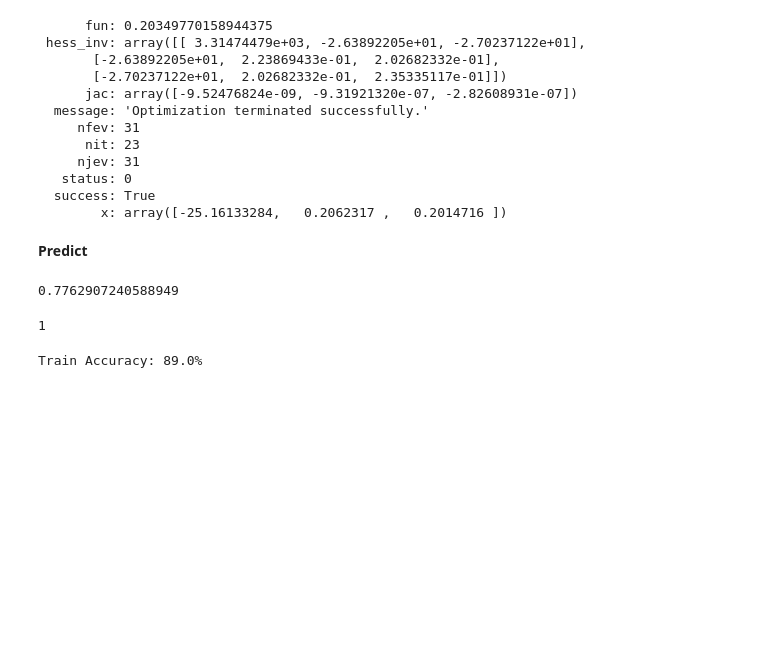
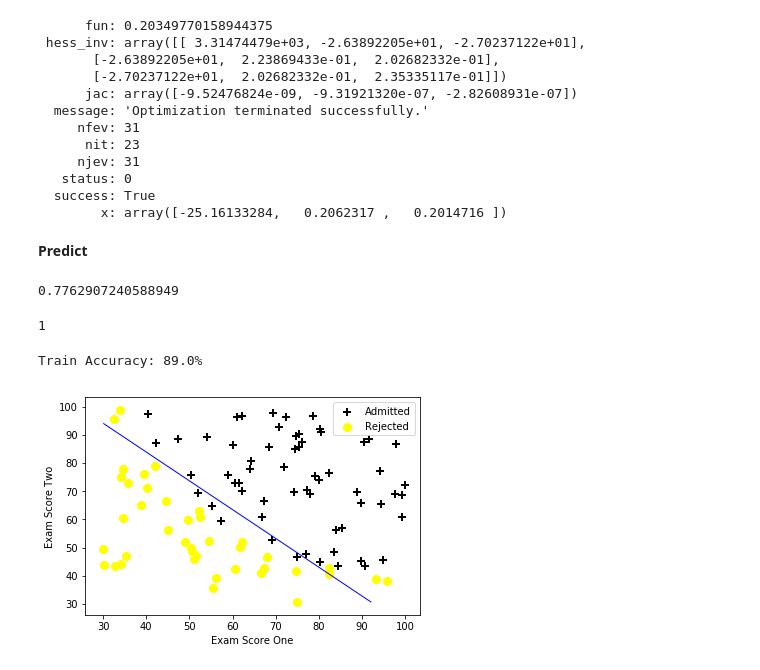
Before and after one commit to michaelzwong/ml-exercises, a Jupyter notebook: ex2/logistic-regression.ipynb, the cells around one changed output. Saved outputs shown, nothing was run; the diff lists cells and outputs as text; code cells hidden in the pictures; blank space fills up the shorter version.

Commit message:
Added decision boundary

```diff
--- a/ex2/logistic-regression.ipynb
+++ b/ex2/logistic-regression.ipynb
@@ -116,3 +116,14 @@ p = predict(res.x, x_values)
 print('Train Accuracy: {}%'.format(100*sum(p == y_values.ravel())/p.size))
 # %% [output]
 Train Accuracy: 89.0%
+# %%
+plot_data(data_set_one, 'Exam Score One', 'Exam Score Two', 'Admitted', 'Rejected')
+# Plot the decision boundary
+x1_min, x1_max = x_values[:,1].min(), x_values[:,1].max()
+x2_min, x2_max = x_values[:,2].min(), x_values[:,2].max()
+xx1, xx2 = np.meshgrid(np.linspace(x1_min, x1_max), np.linspace(x2_min, x2_max))
+h = sigmoid(np.c_[np.ones((xx1.ravel().shape[0],1)), xx1.ravel(), xx2.ravel()].dot(res.x))
+h = h.reshape(xx1.shape)
+plt.contour(xx1, xx2, h, [0.5], linewidths=1, colors='b')
+# %% [output]
+[figure, added]
```
